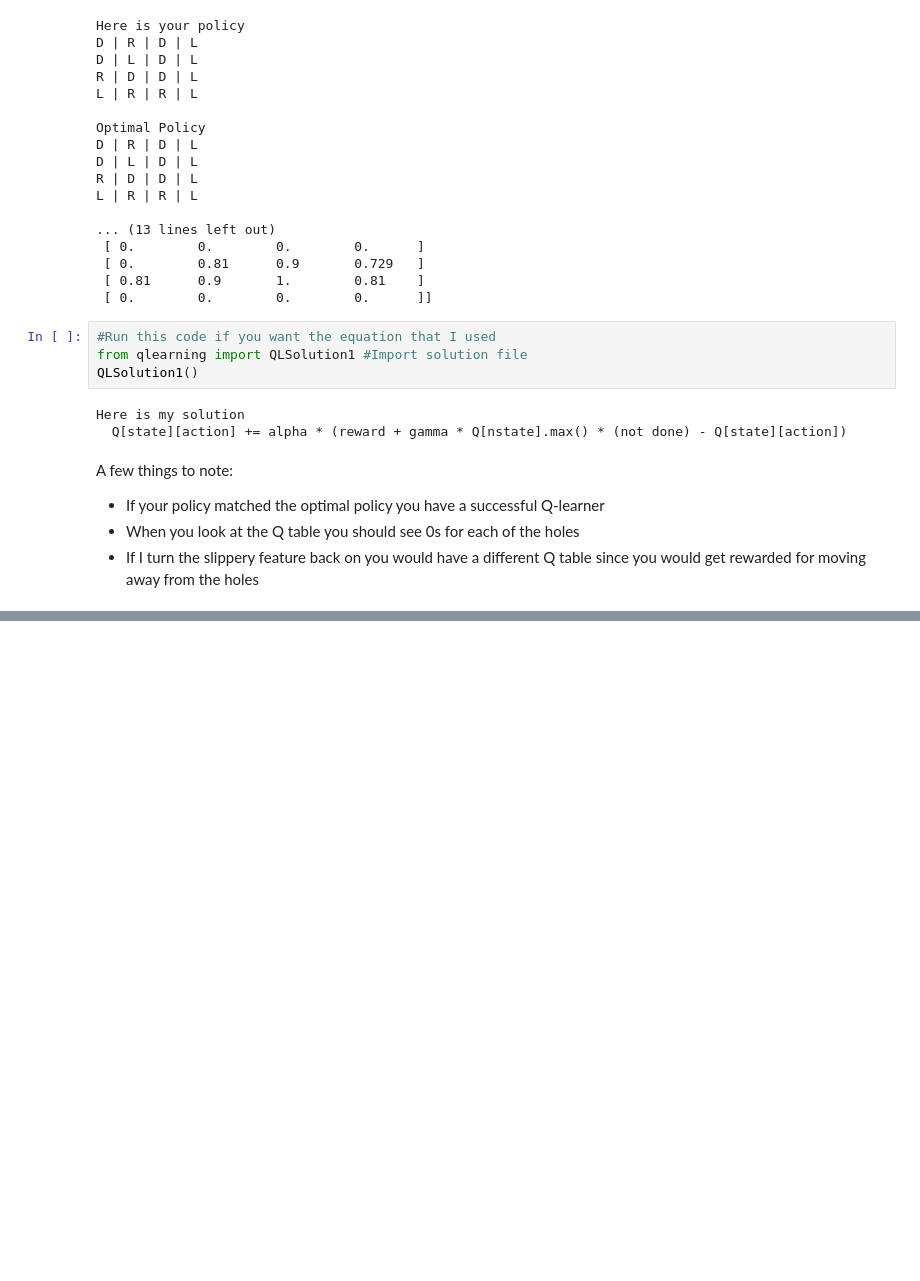
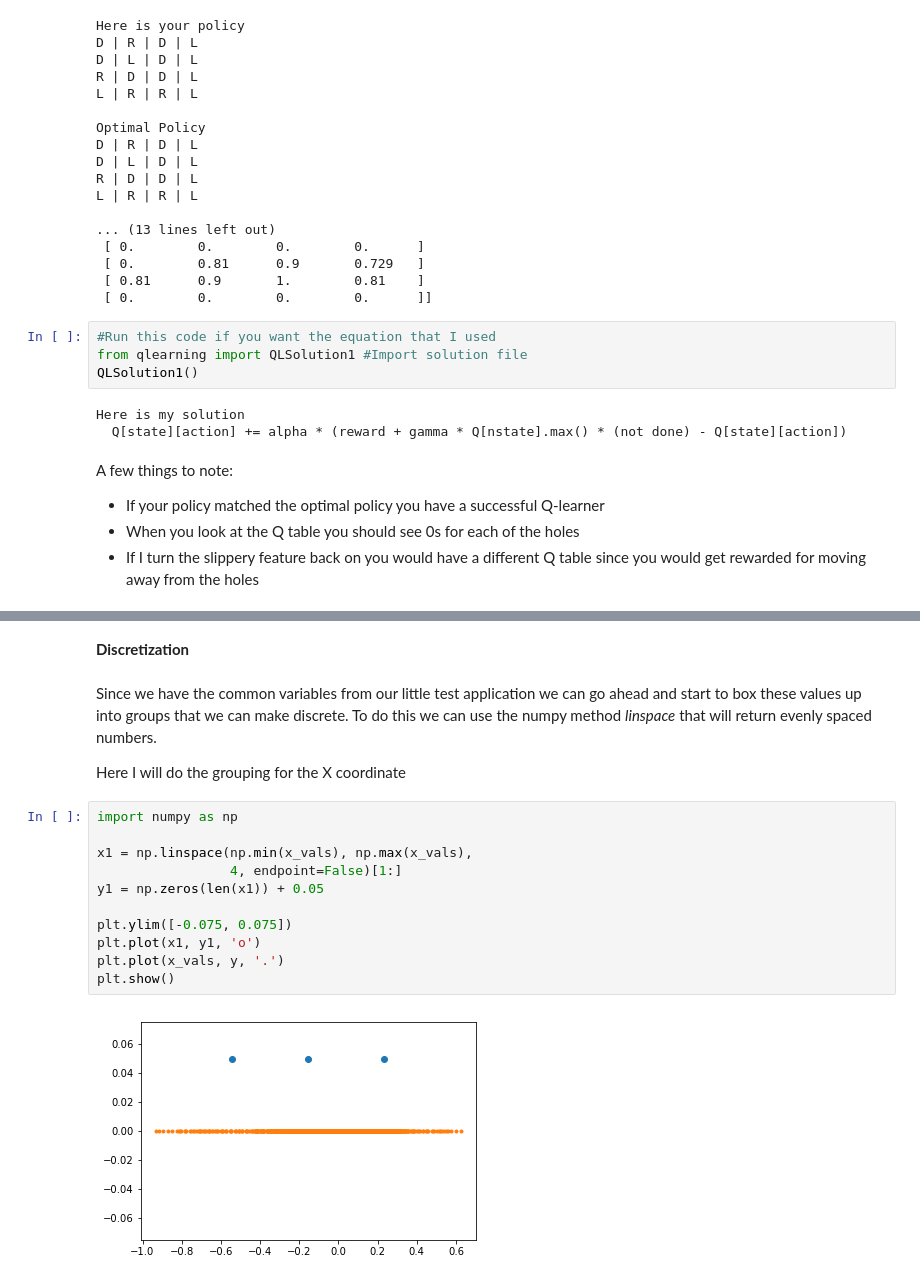
Before and after one commit to ehennis/ReinforcementLearning, a Jupyter notebook: 02-QLearning.ipynb, the cells around one changed output, grey strips where cells are left out. Cells and saved outputs as stored; diff of their text form; blank space fills up the shorter version.

```diff
--- a/02-QLearning.ipynb
+++ b/02-QLearning.ipynb
@@ -217,0 +286,19 @@ Explain this section. Use discretization and then show its limitations
+# %% [markdown]
+**Discretization**
+# %% [markdown]
+Since we have the common variables from our little test application we can go ahead and start to box these values up into groups that we can make discrete. To do this we can use the numpy method *linspace* that will return evenly spaced numbers.
+
+Here I will do the grouping for the X coordinate
+# %%
+import numpy as np
+
+x1 = np.linspace(np.min(x_vals), np.max(x_vals),
+                 4, endpoint=False)[1:]
+y1 = np.zeros(len(x1)) + 0.05
+
+plt.ylim([-0.075, 0.075])
+plt.plot(x1, y1, 'o')
+plt.plot(x_vals, y, '.')
+plt.show()
+# %% [output]
+[figure, added]
```
Also changed, not shown: parts of 24 cells of this notebook.
